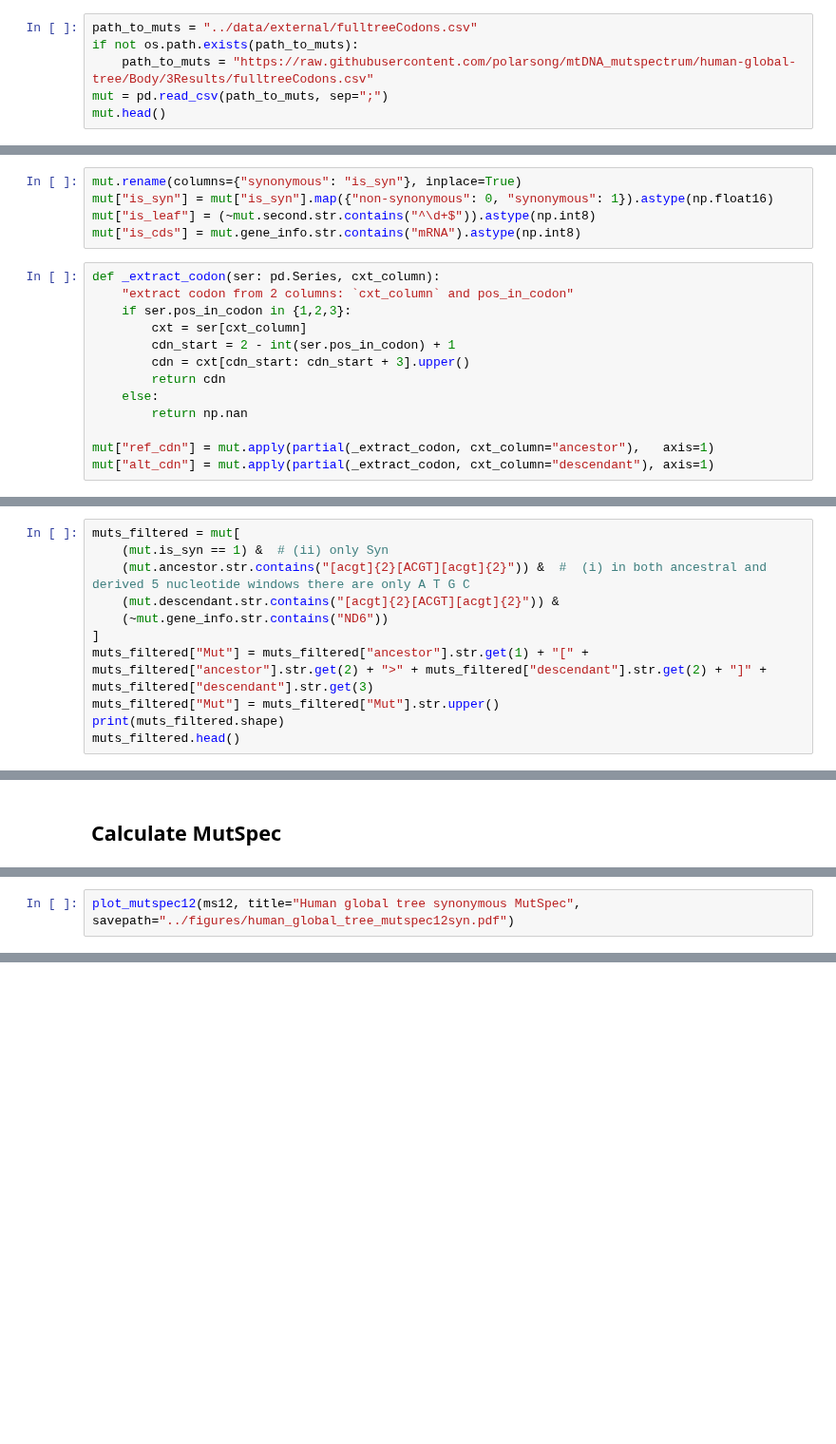
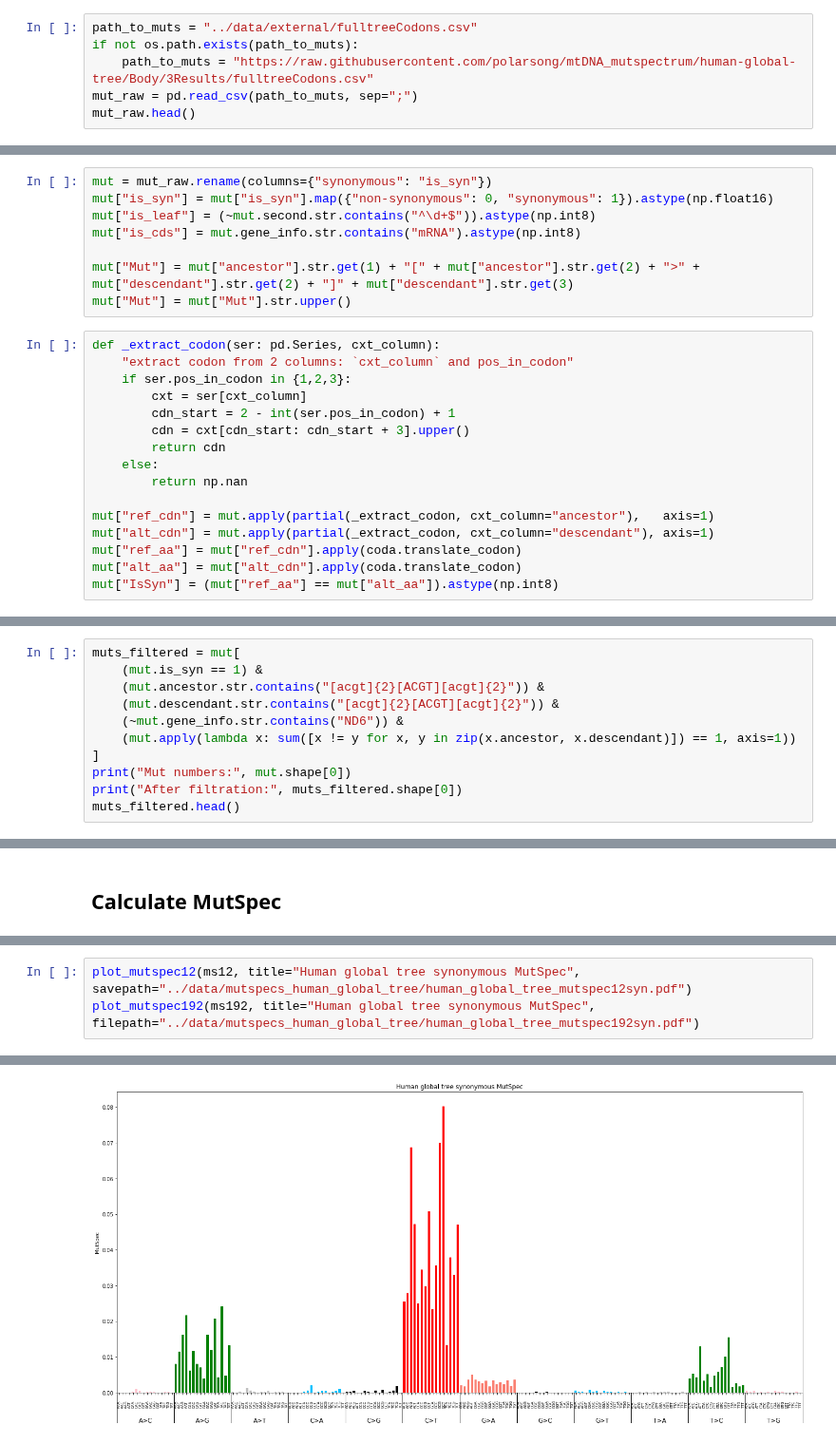
Before and after one commit to mitoclub/mtdnaMutSpecOfCancers, a Jupyter notebook: notebooks/human_global_tree_muts_EDA.ipynb, the cells around one changed output, grey strips where cells are left out. Shown at 95% size. Cells and saved outputs as stored; diff of their text form; blank space fills up the shorter version.

```diff
--- a/notebooks/human_global_tree_muts_EDA.ipynb
+++ b/notebooks/human_global_tree_muts_EDA.ipynb
@@ -38,8 +38,8 @@ first == ancestral node; second == derived node. if derived node consists of num
 path_to_muts = "../data/external/fulltreeCodons.csv"
 if not os.path.exists(path_to_muts):
     path_to_muts = "https://raw.githubusercontent.com/polarsong/mtDNA_mutspectrum/human-global-tree/Body/3Results/fulltreeCodons.csv"
-mut = pd.read_csv(path_to_muts, sep=";")
-mut.head()
+mut_raw = pd.read_csv(path_to_muts, sep=";")
+mut_raw.head()
 # %% [output]
 |  | first | second | position | ref_pos | ancestor | descendant | nuc_ref_in_ali | gene_info | gene_start | ... |
 | 0 | 28409 | AM_PR_0048 | 174 | 150 | ttTc- | ttCc- | C | D-loop_2 | NaN | ... |
@@ -52,10 +52,13 @@ mut.head()
 # %%
 coda = CodonAnnotation(2)
 # %%
-mut.rename(columns={"synonymous": "is_syn"}, inplace=True)
+mut = mut_raw.rename(columns={"synonymous": "is_syn"})
 mut["is_syn"] = mut["is_syn"].map({"non-synonymous": 0, "synonymous": 1}).astype(np.float16)
 mut["is_leaf"] = (~mut.second.str.contains("^\d+$")).astype(np.int8)
 mut["is_cds"] = mut.gene_info.str.contains("mRNA").astype(np.int8)
+
+mut["Mut"] = mut["ancestor"].str.get(1) + "[" + mut["ancestor"].str.get(2) + ">" + mut["descendant"].str.get(2) + "]" + mut["descendant"].str.get(3)
+mut["Mut"] = mut["Mut"].str.upper()
 # %%
 def _extract_codon(ser: pd.Series, cxt_column):
     "extract codon from 2 columns: `cxt_column` and pos_in_codon"
@@ -69,3 +72,6 @@ def _extract_codon(ser: pd.Series, cxt_column):
 
 mut["ref_cdn"] = mut.apply(partial(_extract_codon, cxt_column="ancestor"),   axis=1)
 mut["alt_cdn"] = mut.apply(partial(_extract_codon, cxt_column="descendant"), axis=1)
+mut["ref_aa"] = mut["ref_cdn"].apply(coda.translate_codon)
+mut["alt_aa"] = mut["alt_cdn"].apply(coda.translate_codon)
+mut["IsSyn"] = (mut["ref_aa"] == mut["alt_aa"]).astype(np.int8)
@@ -112,12 +120,12 @@ Name: gene_info, dtype: int64
 # %%
 muts_filtered = mut[
-    (mut.is_syn == 1) &  # (ii) only Syn
-    (mut.ancestor.str.contains("[acgt]{2}[ACGT][acgt]{2}")) &  #  (i) in both ancestral and derived 5 nucleotide windows there are only A T G C
+    (mut.is_syn == 1) &
+    (mut.ancestor.str.contains("[acgt]{2}[ACGT][acgt]{2}")) &
     (mut.descendant.str.contains("[acgt]{2}[ACGT][acgt]{2}")) &
-    (~mut.gene_info.str.contains("ND6"))
+    (~mut.gene_info.str.contains("ND6")) &
+    (mut.apply(lambda x: sum([x != y for x, y in zip(x.ancestor, x.descendant)]) == 1, axis=1))
 ]
-muts_filtered["Mut"] = muts_filtered["ancestor"].str.get(1) + "[" + muts_filtered["ancestor"].str.get(2) + ">" + muts_filtered["descendant"].str.get(2) + "]" + muts_filtered["descendant"].str.get(3)
-muts_filtered["Mut"] = muts_filtered["Mut"].str.upper()
-print(muts_filtered.shape)
+print("Mut numbers:", mut.shape[0])
+print("After filtration:", muts_filtered.shape[0])
 muts_filtered.head()
 # %% [output]
@@ -325,4 +348,6 @@ ms192.to_csv("../data/processed/human_global_tree_mutspec192syn.csv", index=None
 # %%
-plot_mutspec12(ms12, title="Human global tree synonymous MutSpec", savepath="../figures/human_global_tree_mutspec12syn.pdf")
+plot_mutspec12(ms12, title="Human global tree synonymous MutSpec",   savepath="../data/mutspecs_human_global_tree/human_global_tree_mutspec12syn.pdf")
+plot_mutspec192(ms192, title="Human global tree synonymous MutSpec", filepath="../data/mutspecs_human_global_tree/human_global_tree_mutspec192syn.pdf")
 # %% [output]
 [figure]
+[figure, added]
```
Also changed, not shown: parts of 19 cells of this notebook, 8 other files.
